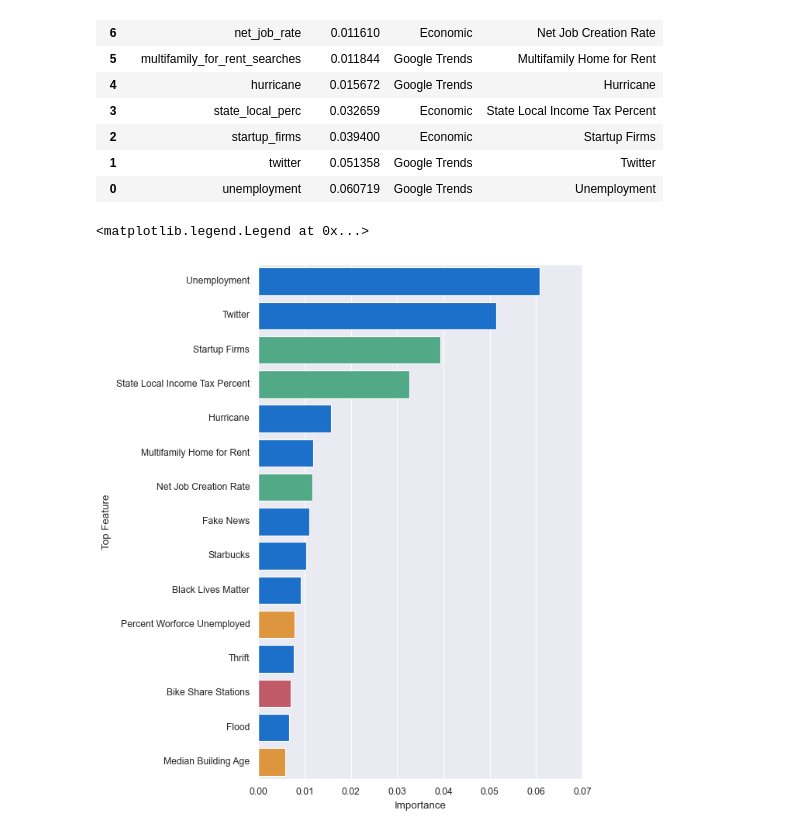
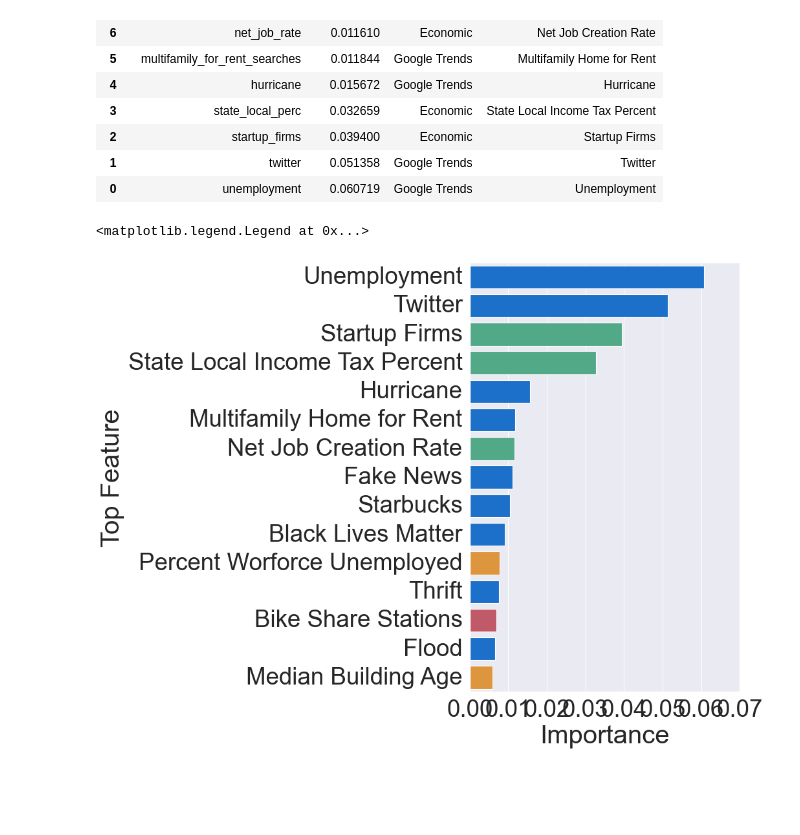
Before and after one commit to Kneck12/zillow-price-index-pred, a Jupyter notebook: Niki/Feature Importances.ipynb, the cells around one changed output. Saved outputs shown, nothing was run; the diff lists cells and outputs as text; code cells hidden in the pictures; blank space fills up the shorter version.

```diff
--- a/Niki/Feature Importances.ipynb
+++ b/Niki/Feature Importances.ipynb
@@ -48,14 +48,14 @@ top_lasso['Top Feature'] = ['Median Building Age',
                             'Multifamily Home for Rent','Hurricane','State Local Income Tax Percent','Startup Firms',
                             'Twitter','Unemployment']
 # %%
-#plt.style.use('fivethirtyeight')
 sns.barplot(x = "Importance", y = "Top Feature", data = top_lasso.sort_values(by='Importance',ascending=False),
            hue="Data Source",dodge=False,palette= palette)
 sns.set(rc={'figure.figsize':(6,10)})
+sns.set(font_scale= 3)
 plt.legend([],[], frameon=False)
 # %% [output]
 <matplotlib.legend.Legend at 0x...>
-[figure, old version]
+[figure, new version]
 # %%
 # fig = px.bar(top_xg, y="Feature", x="Importance", orientation='h',title="XGBoost Top Features")
 # fig.update_layout(
```
Also changed, not shown: parts of 1 cell of this notebook.
